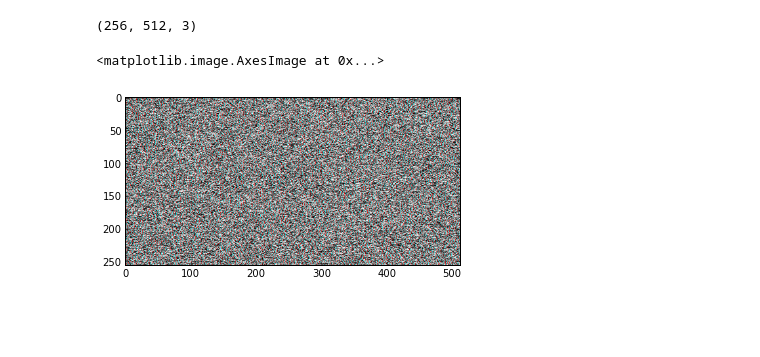
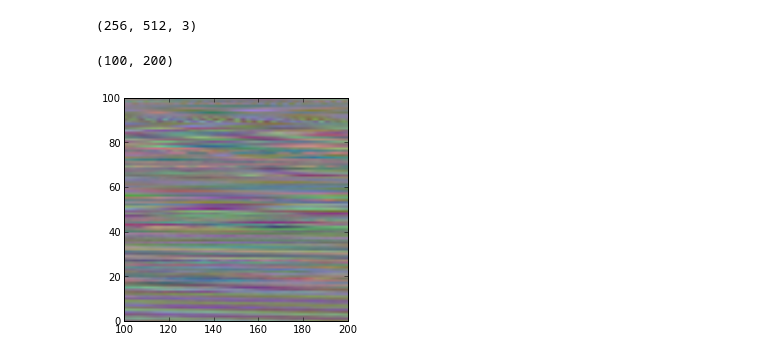
Before and after one commit to mantaraya36/201A-ipython, a Jupyter notebook: Image and Audio IO.ipynb, the cells around one changed output. Saved outputs shown, nothing was run; the diff lists cells and outputs as text; code cells hidden in the pictures; blank space fills up the shorter version.

```diff
--- a/Image and Audio IO.ipynb
+++ b/Image and Audio IO.ipynb
@@ -143,14 +147,9 @@ imshow(newimg/100)
 # %%
 newimgR = sample[:256*512].reshape(256,512, 1)
-newimgG = sample[4:256*512 + 4
+newimgG = sample[14000:256*512 + 14000
 ].reshape(256,512, 1)
-newimgB = sample[1:256*512 + 1].reshape(256,512, 1)
-newimg = concatenate( [newimgR, newimgG, newimgB], axis = 2)
+newimgB = sample[10000:256*512 + 10000].reshape(256,512, 1)
+newimg = concatenate( [newimgR/2.0**8, newimgG/2.0**8, newimgB/2.0**8], axis = 2)
 print newimg.shape
 # %% [output]
 (256, 512, 3)
-# %%
-imshow(newimg)
-# %% [output]
-<matplotlib.image.AxesImage at 0x...>
-[figure, removed]
@@ -158,0 +156,7 @@ rgrids
+# %%
+imshow((newimg + 127).astype(uint8))
+ylim((0,100))
+xlim((100, 200))
+# %% [output]
+(100, 200)
+[figure, added]
```
Also changed, not shown: parts of 8 cells of this notebook, 2 other files.
